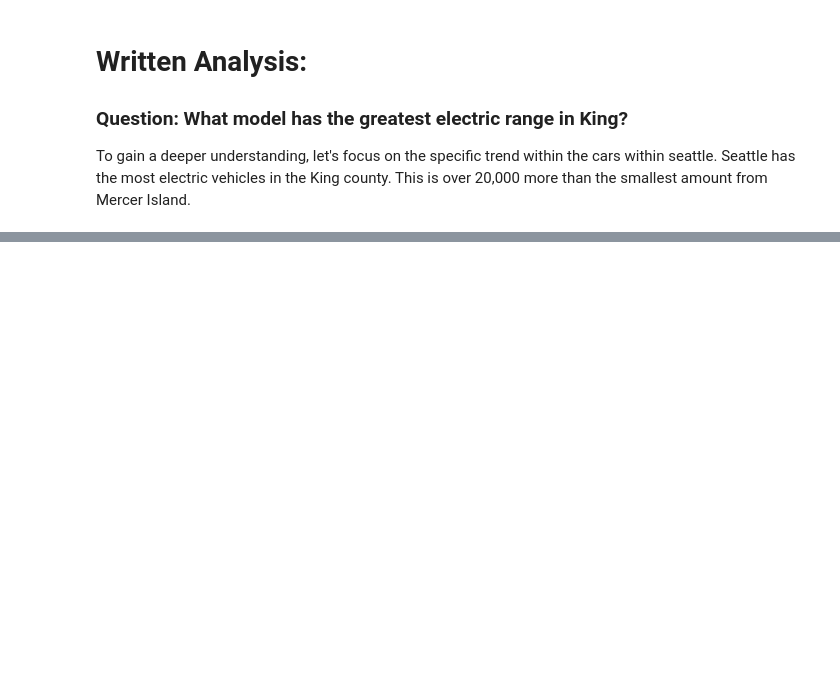
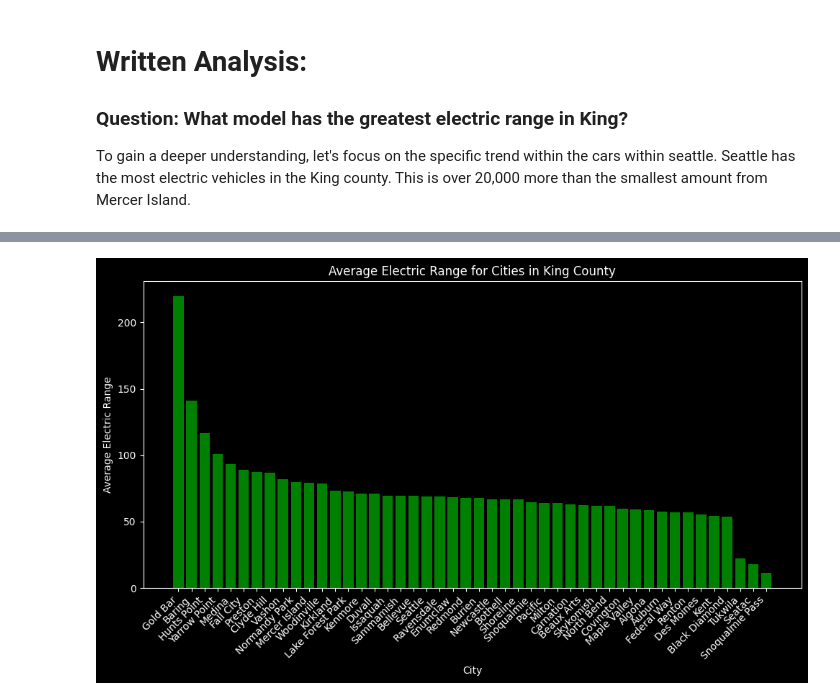
Before and after one commit to theylovecjawn/unit-2, a Jupyter notebook: electricveh.ipynb, the cells around one changed output, grey strips where cells are left out. Cells and saved outputs as stored; diff of their text form; code cells hidden in the pictures; blank space fills up the shorter version.

```diff
--- a/electricveh.ipynb
+++ b/electricveh.ipynb
@@ -66,0 +88,18 @@ To gain a deeper understanding, let's focus on the specific trend within the car
+# %%
+#group data by city and calculate the average electric range for each city
+avg_range = king_county.groupby('City')['Electric Range'].mean().reset_index()
+
+#sort cities by average electric range (optional)
+avg_range = avg_range.sort_values(by='Electric Range', ascending=False)
+
+#plotting
+plt.figure(figsize=(10, 6))#sets the figure size
+plt.bar(avg_range['City'], avg_range['Electric Range'], color='green')#creates a bar plot
+plt.xlabel('City')#labels the x-axis
+plt.ylabel('Average Electric Range')#labels the y-axis
+plt.title('Average Electric Range for Cities in King County')#sets the title for the plot
+plt.xticks(rotation=45, ha='right')#adjusts x-axis labels for better readability
+plt.tight_layout()#adjusts layout to prevent clipping of labels
+plt.show()#displays the plot
+# %% [output]
+[figure, added]
```
Also changed, not shown: parts of 5 cells of this notebook.
